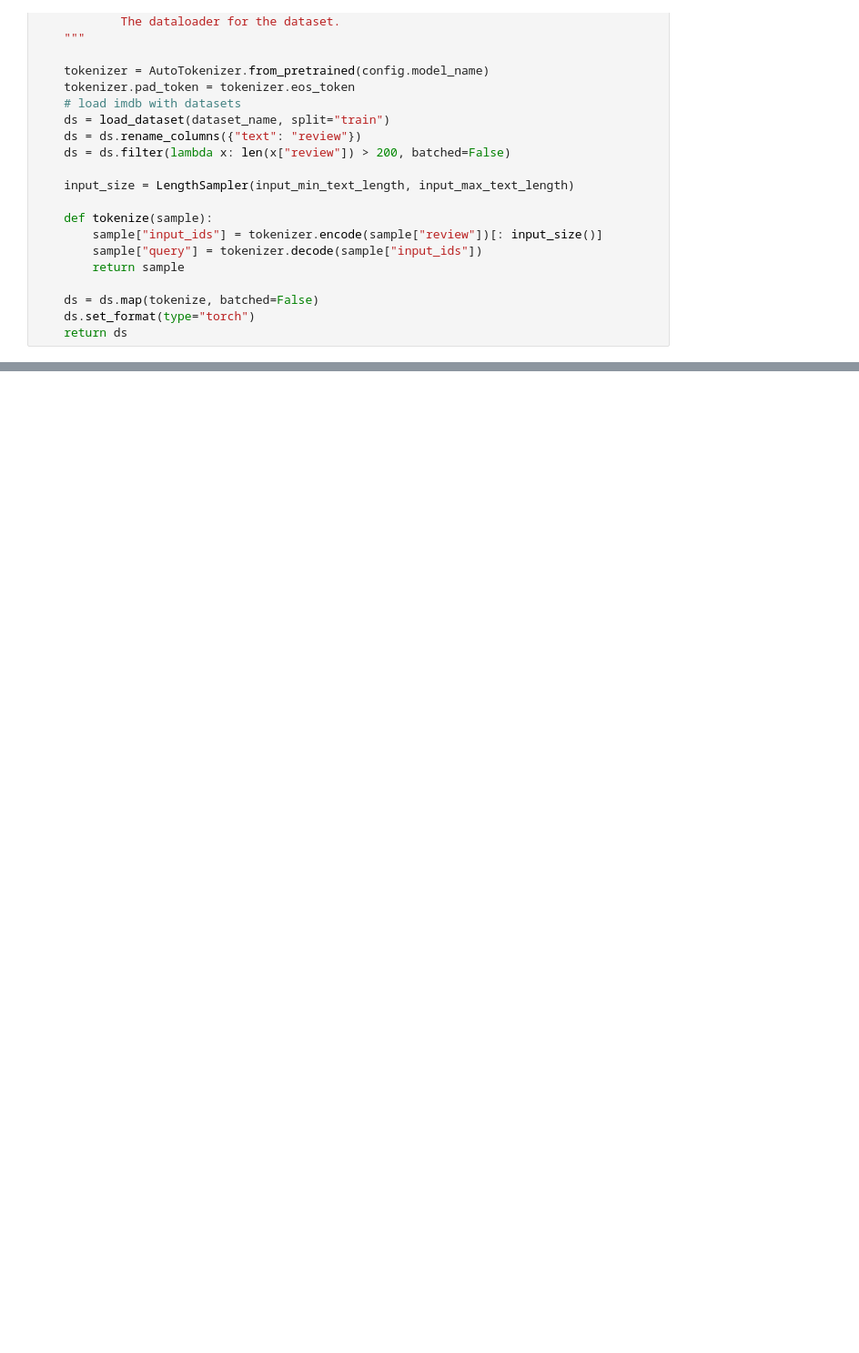
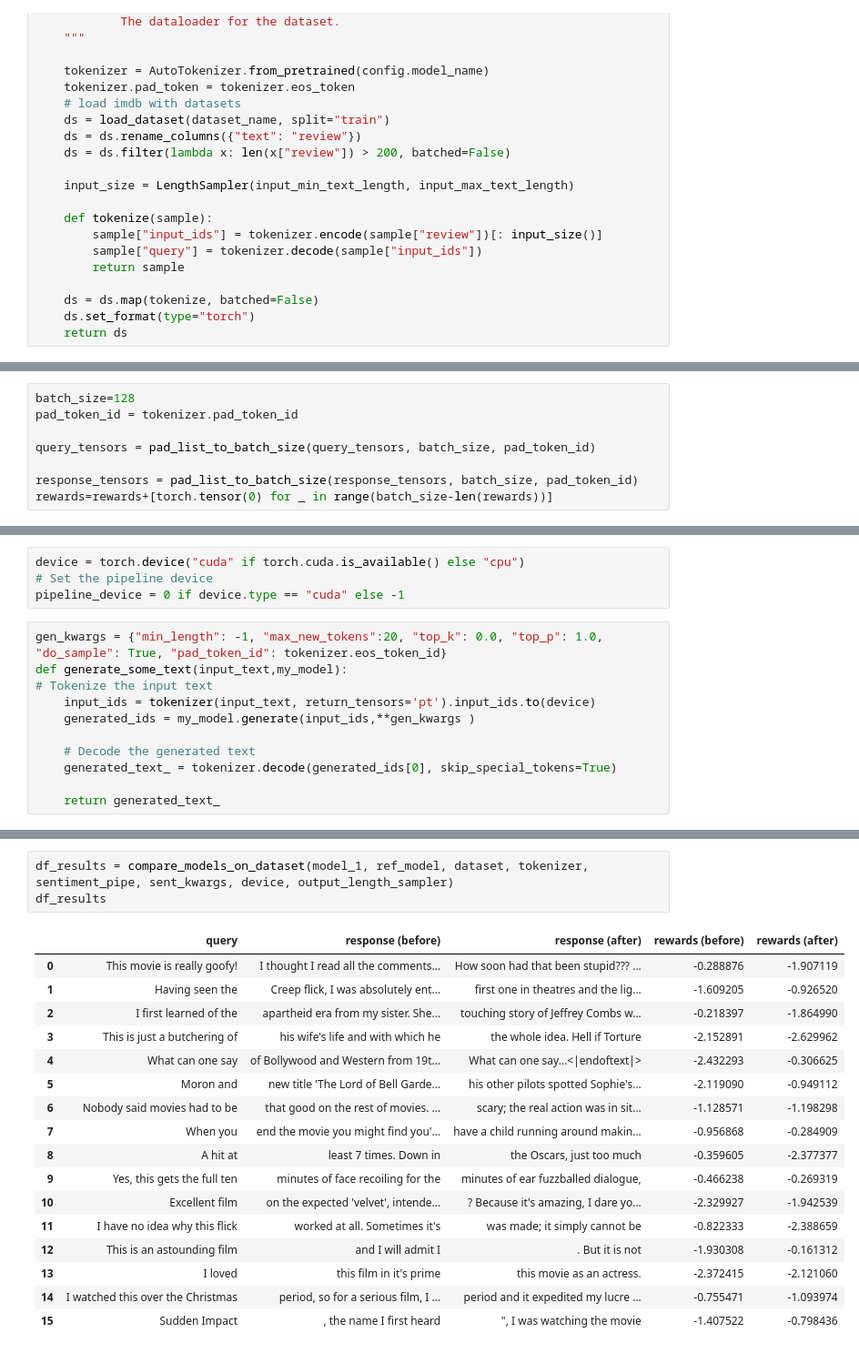
Before and after one commit to vektor8891/llm, a Jupyter notebook: projects/22_ppo_trainer/22_ppo_trainer.ipynb, the cells around one changed output, grey strips where cells are left out. Shown: that part at 91% size. Cells and saved outputs as stored; diff of their text form; blank space fills up the shorter version.

```diff
--- a/projects/22_ppo_trainer/22_ppo_trainer.ipynb
+++ b/projects/22_ppo_trainer/22_ppo_trainer.ipynb
@@ -290,0 +497,8 @@ dataset[0]
+# %%
+batch_size=128
+pad_token_id = tokenizer.pad_token_id
+
+query_tensors = pad_list_to_batch_size(query_tensors, batch_size, pad_token_id)
+
+response_tensors = pad_list_to_batch_size(response_tensors, batch_size, pad_token_id)
+rewards=rewards+[torch.tensor(0) for _ in range(batch_size-len(rewards))]
@@ -290,0 +650,15 @@ dataset[0]
+# %%
+device = torch.device("cuda" if torch.cuda.is_available() else "cpu")
+# Set the pipeline device
+pipeline_device = 0 if device.type == "cuda" else -1
+# %%
+gen_kwargs = {"min_length": -1, "max_new_tokens":20, "top_k": 0.0, "top_p": 1.0, "do_sample": True, "pad_token_id": tokenizer.eos_token_id}
+def generate_some_text(input_text,my_model):
+# Tokenize the input text
+    input_ids = tokenizer(input_text, return_tensors='pt').input_ids.to(device)
+    generated_ids = my_model.generate(input_ids,**gen_kwargs )
+
+    # Decode the generated text
+    generated_text_ = tokenizer.decode(generated_ids[0], skip_special_tokens=True)
+
+    return generated_text_
@@ -290,0 +760,21 @@ dataset[0]
+# %%
+df_results = compare_models_on_dataset(model_1, ref_model, dataset, tokenizer, sentiment_pipe, sent_kwargs, device, output_length_sampler)
+df_results
+# %% [output]
+|  | query | response (before) | response (after) | rewards (before) | rewards (after) |
+| 0 | This movie is really goofy! | I thought I read all the comments... | How soon had that been stupid??? ... | -0.288876 | -1.907119 |
+| 1 | Having seen the | Creep flick, I was absolutely ent... | first one in theatres and the lig... | -1.609205 | -0.926520 |
+| 2 | I first learned of the | apartheid era from my sister. She... | touching story of Jeffrey Combs w... | -0.218397 | -1.864990 |
+| 3 | This is just a butchering of | his wife's life and with which he | the whole idea. Hell if Torture | -2.152891 | -2.629962 |
+| 4 | What can one say | of Bollywood and Western from 19t... | What can one say...<|endoftext|> | -2.432293 | -0.306625 |
+| 5 | Moron and | new title 'The Lord of Bell Garde... | his other pilots spotted Sophie's... | -2.119090 | -0.949112 |
+| 6 | Nobody said movies had to be | that good on the rest of movies. ... | scary; the real action was in sit... | -1.128571 | -1.198298 |
+| 7 | When you | end the movie you might find you'... | have a child running around makin... | -0.956868 | -0.284909 |
+| 8 | A hit at | least 7 times. Down in | the Oscars, just too much | -0.359605 | -2.377377 |
+| 9 | Yes, this gets the full ten | minutes of face recoiling for the | minutes of ear fuzzballed dialogue, | -0.466238 | -0.269319 |
+| 10 | Excellent film | on the expected 'velvet', intende... | ? Because it's amazing, I dare yo... | -2.329927 | -1.942539 |
+| 11 | I have no idea why this flick | worked at all. Sometimes it's | was made; it simply cannot be | -0.822333 | -2.388659 |
+| 12 | This is an astounding film | and I will admit I | . But it is not | -1.930308 | -0.161312 |
+| 13 | I loved | this film in it's prime | this movie as an actress. | -2.372415 | -2.121060 |
+| 14 | I watched this over the Christmas | period, so for a serious film, I ... | period and it expedited my lucre ... | -0.755471 | -1.093974 |
+| 15 | Sudden Impact | , the name I first heard | ", I was watching the movie | -1.407522 | -0.798436 |
```
Also changed, not shown: parts of 71 cells of this notebook.
